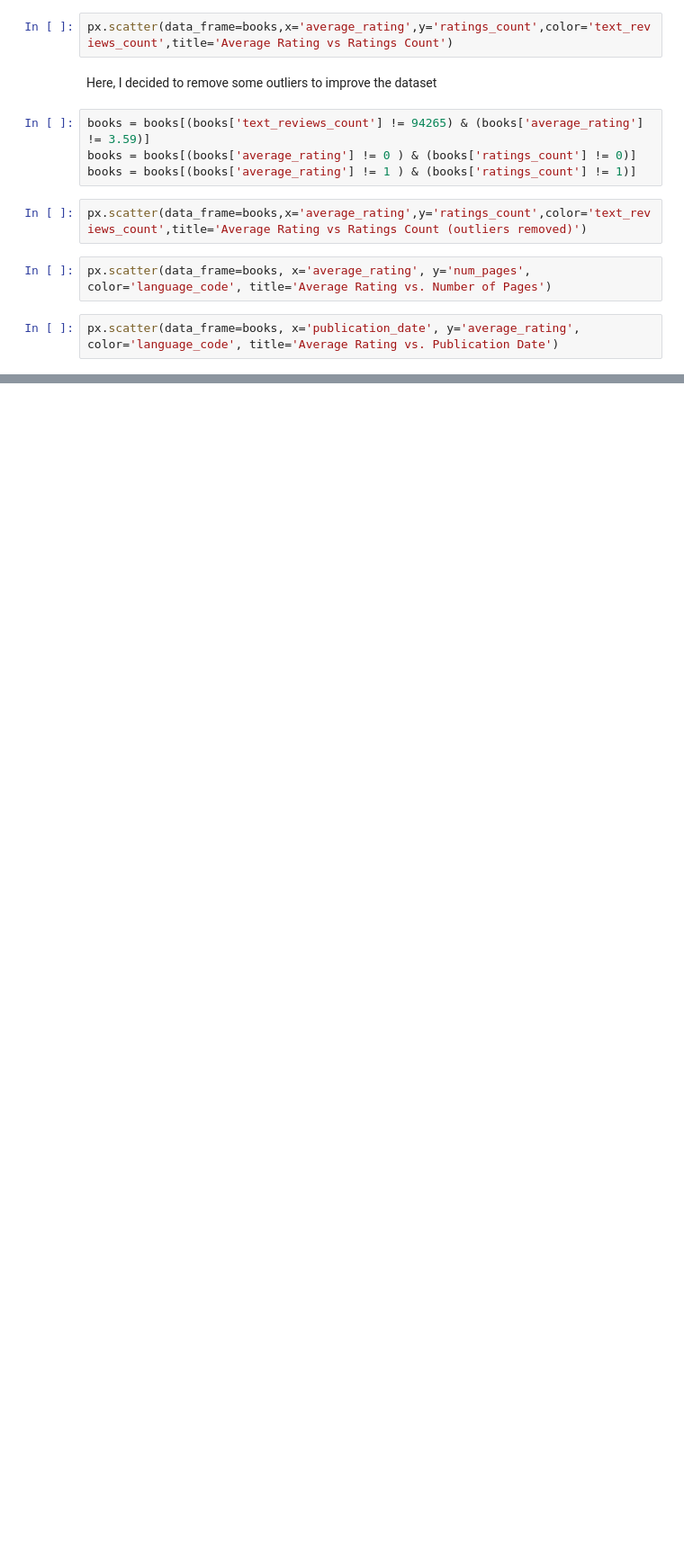
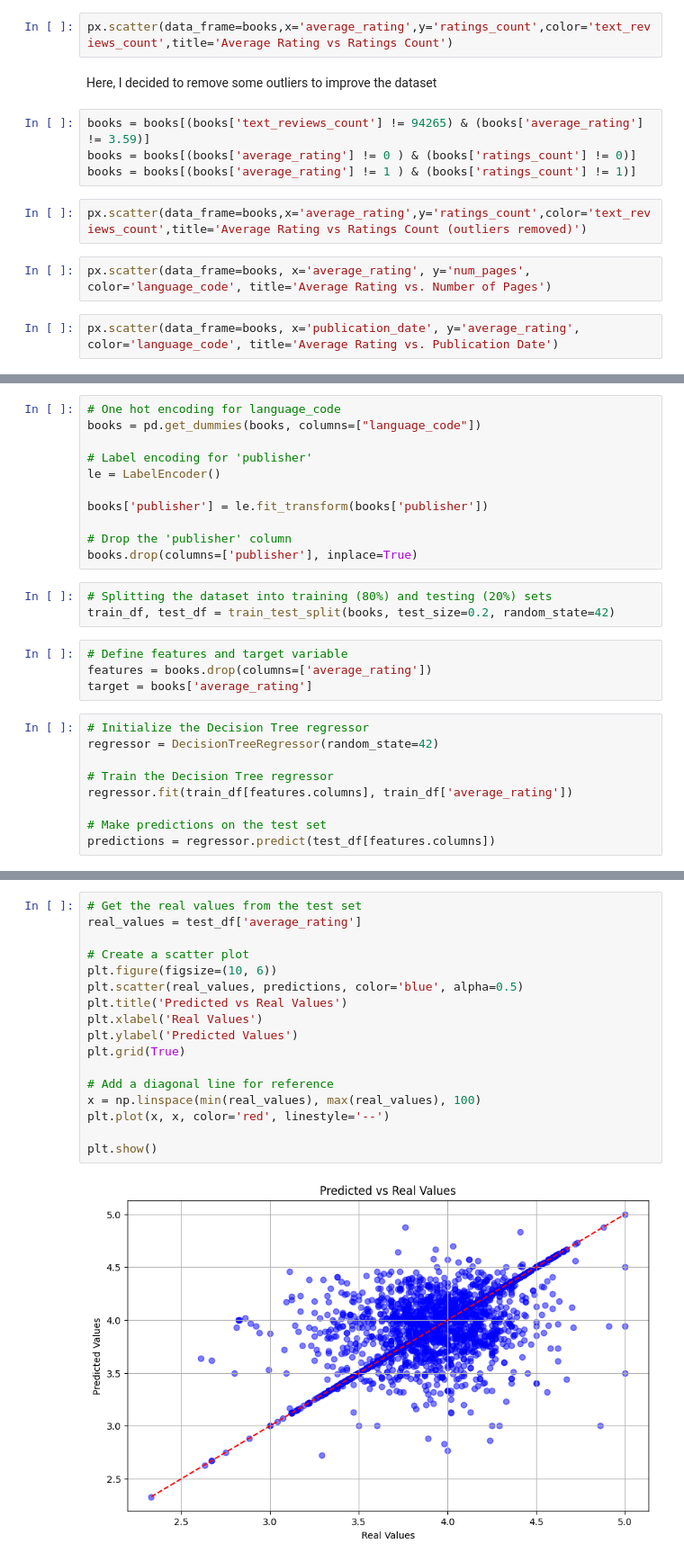
Before and after one commit to rhowsane/viet-goodreads, a Jupyter notebook: Notebook/main.ipynb, the cells around one changed output, grey strips where cells are left out. Shown at 90% size. Cells and saved outputs as stored; diff of their text form; blank space fills up the shorter version.

Commit message:
[BUILD] Decision tree regressor added

```diff
--- a/Notebook/main.ipynb
+++ b/Notebook/main.ipynb
@@ -289,0 +318,27 @@ cols = books.columns.tolist()
+# %%
+# One hot encoding for language_code
+books = pd.get_dummies(books, columns=["language_code"])
+
+# Label encoding for 'publisher'
+le = LabelEncoder()
+
+books['publisher'] = le.fit_transform(books['publisher'])
+
+# Drop the 'publisher' column
+books.drop(columns=['publisher'], inplace=True)
+# %%
+# Splitting the dataset into training (80%) and testing (20%) sets
+train_df, test_df = train_test_split(books, test_size=0.2, random_state=42)
+# %%
+# Define features and target variable
+features = books.drop(columns=['average_rating'])
+target = books['average_rating']
+# %%
+# Initialize the Decision Tree regressor
+regressor = DecisionTreeRegressor(random_state=42)
+
+# Train the Decision Tree regressor
+regressor.fit(train_df[features.columns], train_df['average_rating'])
+
+# Make predictions on the test set
+predictions = regressor.predict(test_df[features.columns])
@@ -289,0 +363,19 @@ cols = books.columns.tolist()
+# %%
+# Get the real values from the test set
+real_values = test_df['average_rating']
+
+# Create a scatter plot
+plt.figure(figsize=(10, 6))
+plt.scatter(real_values, predictions, color='blue', alpha=0.5)
+plt.title('Predicted vs Real Values')
+plt.xlabel('Real Values')
+plt.ylabel('Predicted Values')
+plt.grid(True)
+
+# Add a diagonal line for reference
+x = np.linspace(min(real_values), max(real_values), 100)
+plt.plot(x, x, color='red', linestyle='--')
+
+plt.show()
+# %% [output]
+[figure, added]
```
Also changed, not shown: parts of 32 cells of this notebook, 3 other files.
